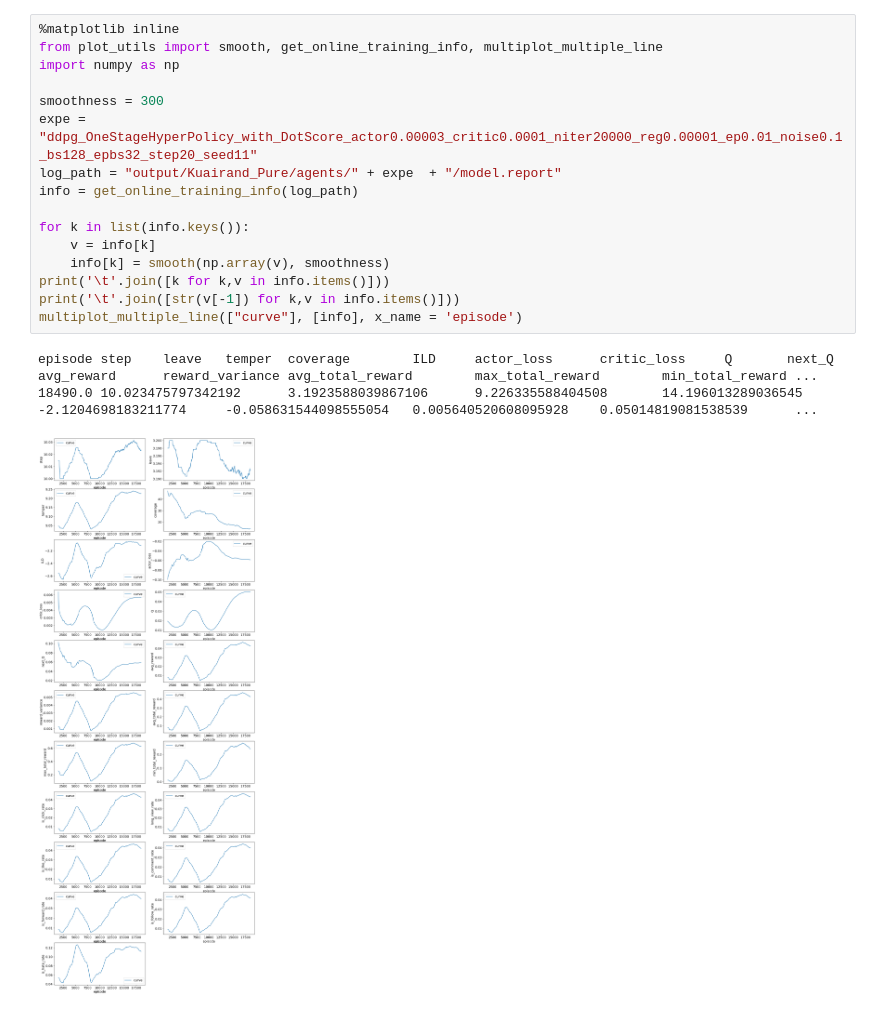
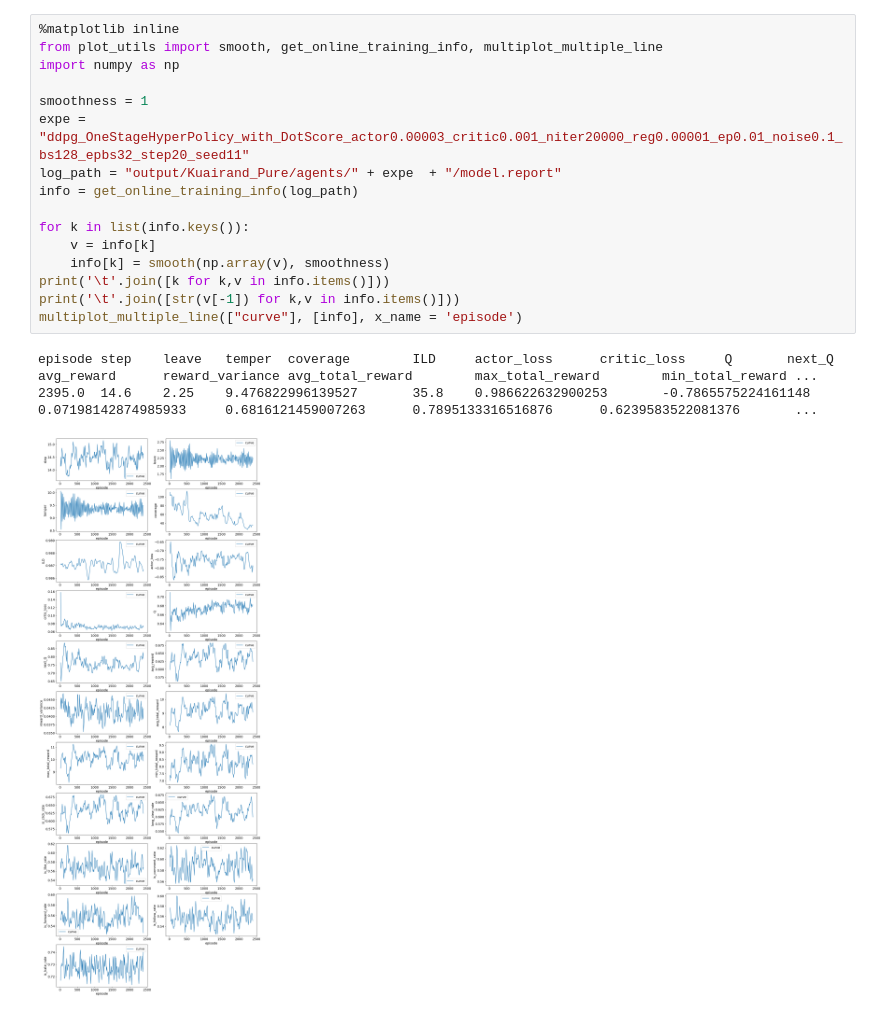
Before and after one commit to Applied-Machine-Learning-Lab/KuaiSim, a Jupyter notebook: code/TrainingCurves.ipynb, the cells around one changed output. Drawn from its saved outputs; the diff is of its cells as text.

```diff
--- a/code/TrainingCurves.ipynb
+++ b/code/TrainingCurves.ipynb
@@ -1,20 +1,20 @@
 # %%
 %matplotlib inline
 from plot_utils import smooth, get_online_training_info, multiplot_multiple_line
 import numpy as np
 
-smoothness = 300
-expe = "ddpg_OneStageHyperPolicy_with_DotScore_actor0.00003_critic0.0001_niter20000_reg0.00001_ep0.01_noise0.1_bs128_epbs32_step20_seed11"
+smoothness = 1
+expe = "ddpg_OneStageHyperPolicy_with_DotScore_actor0.00003_critic0.001_niter20000_reg0.00001_ep0.01_noise0.1_bs128_epbs32_step20_seed11"
 log_path = "output/Kuairand_Pure/agents/" + expe  + "/model.report"
 info = get_online_training_info(log_path)
 
 for k in list(info.keys()):
     v = info[k]
     info[k] = smooth(np.array(v), smoothness)
 print('\t'.join([k for k,v in info.items()]))
 print('\t'.join([str(v[-1]) for k,v in info.items()]))
 multiplot_multiple_line(["curve"], [info], x_name = 'episode')
 # %% [output]
 episode step    leave   temper  coverage        ILD     actor_loss      critic_loss     Q       next_Q  avg_reward      reward_variance avg_total_reward        max_total_reward        min_total_reward ...
-18490.0 10.023475797342192      3.1923588039867106      9.226335588404508       14.196013289036545      -2.1204698183211774     -0.058631544098555054   0.005640520608095928    0.05014819081538539      ...
+2395.0  14.6    2.25    9.476822996139527       35.8    0.986622632900253       -0.7865575224161148     0.07198142874985933     0.6816121459007263      0.7895133316516876      0.6239583522081376       ...
-[figure, old version]
+[figure, new version]
```
Also changed, not shown: parts of 1 cell of this notebook, 3 other files.
